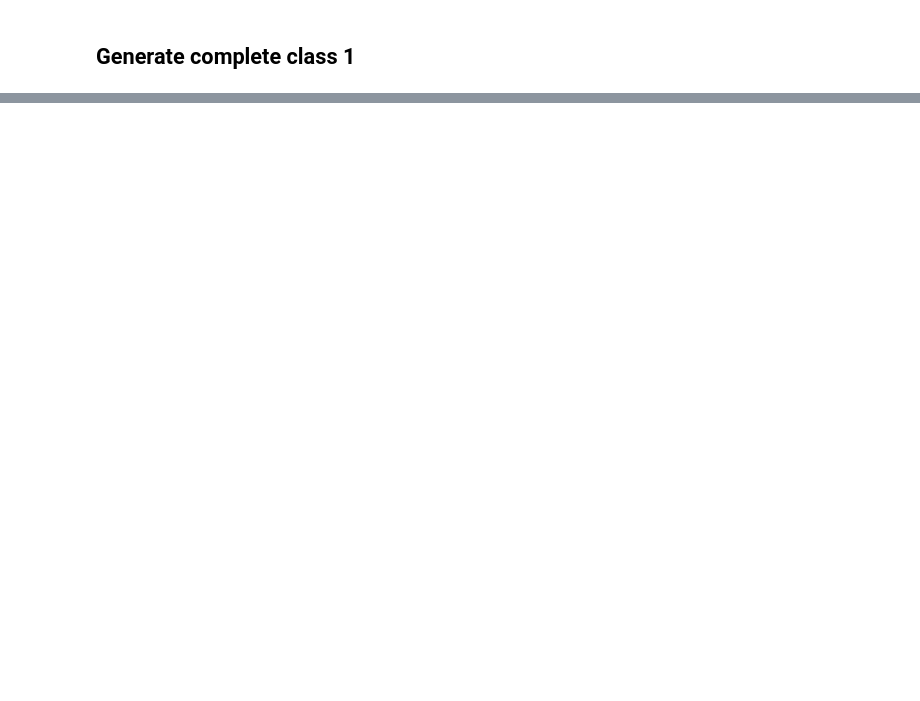
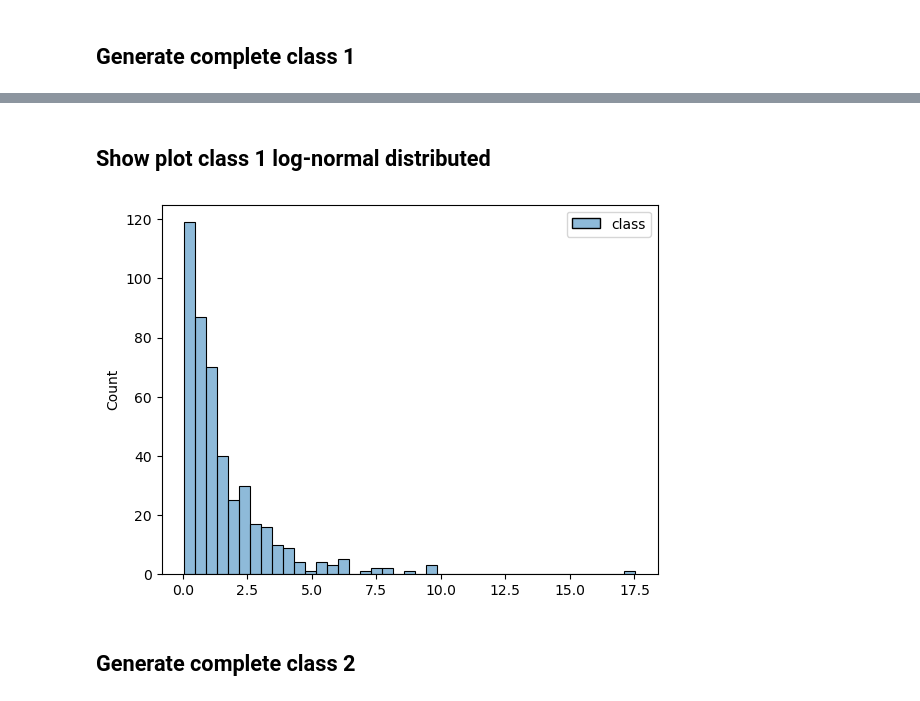
Before and after one commit to sigrun-may/artificial-data-generator, a Jupyter notebook: artificial_data_generator/artificial_data_generator_example2.ipynb, the cells around one changed output, grey strips where cells are left out. Drawn from its saved outputs; the diff is of its cells as text; code cells hidden in the pictures; blank space fills up the shorter version.

```diff
--- a/artificial_data_generator/artificial_data_generator_example2.ipynb
+++ b/artificial_data_generator/artificial_data_generator_example2.ipynb
@@ -170,0 +87,17 @@ separated_artificial_data_df.to_csv(
+# %%
+log_normal_distributed_class1_data_array = (
+    artificial_data_generator_tools.transform_normal_distributed_class_features_to_lognormal_distribution(
+        class_features_data_array=class1_data_array
+    )
+)
+assert log_normal_distributed_class1_data_array.shape[1] == number_of_informative_features
+# %% [markdown]
+## Show plot class 1 log-normal distributed
+# %%
+artificial_data_generator_tools.plot_distribution_of_class_features_for_single_class(
+    log_normal_distributed_class1_data_array,
+)
+# %% [output]
+[figure, added]
+# %% [markdown]
+## Generate complete class 2
```
Also changed, not shown: parts of 50 cells of this notebook, 1 other file.
